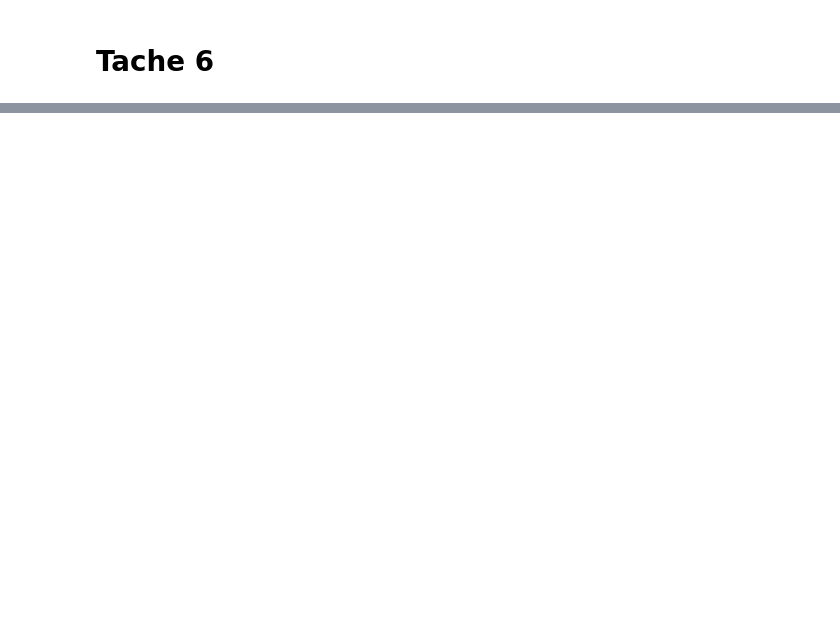
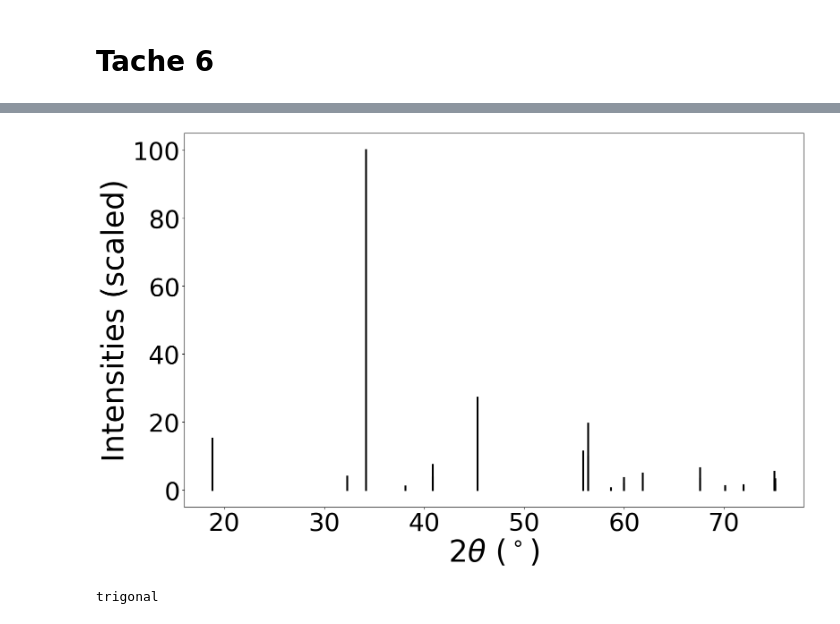
Before and after one commit to lefalex04/lmapr1492, a Jupyter notebook: xrd.ipynb, the cells around one changed output, grey strips where cells are left out. Cells and saved outputs as stored; diff of their text form; code cells hidden in the pictures; blank space fills up the shorter version.

```diff
--- a/xrd.ipynb
+++ b/xrd.ipynb
@@ -65,0 +69,13 @@ for i in range (i_start,i_end+1):
+# %%
+
+
+import matplotlib.pyplot as plt
+
+fig = xrd.get_plot(struct, annotate_peaks="None", two_theta_range=(0, 80))
+plt.show()  # Utilise plt.show() pour afficher correctement la figure
+# %% [output]
+[figure, added]
+# %%
+print( SpacegroupAnalyzer(conv_struct).get_crystal_system())
+# %% [output]
+trigonal
```
Also changed, not shown: parts of 10 cells of this notebook.
